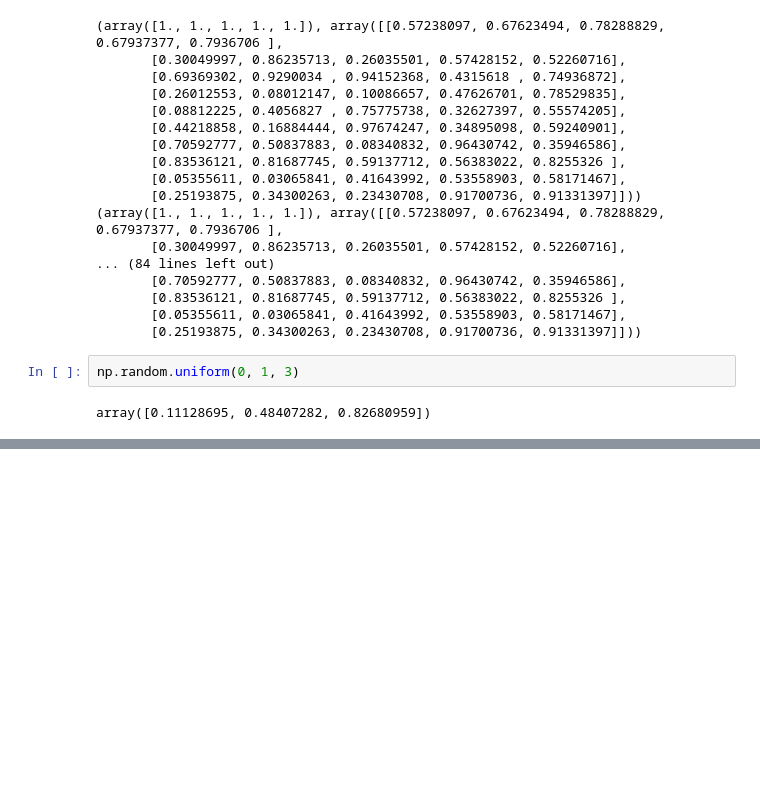
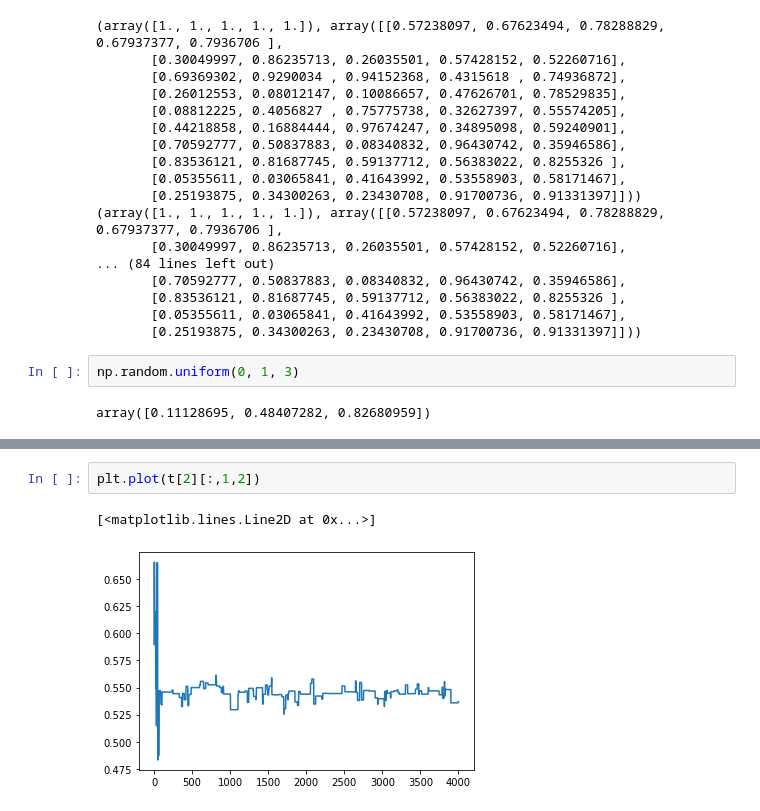
Before and after one commit to AlexanderFengler/nn_likelihoods, a Jupyter notebook: doodle.ipynb, the cells around one changed output, grey strips where cells are left out. Cells and saved outputs as stored; diff of their text form; blank space fills up the shorter version.

```diff
--- a/doodle.ipynb
+++ b/doodle.ipynb
@@ -303,0 +353,5 @@ array([1, 2, 3])
+# %%
+plt.plot(t[2][:,1,2])
+# %% [output]
+[<matplotlib.lines.Line2D at 0x...>]
+[figure, added]
```
Also changed, not shown: parts of 59 cells of this notebook, 1 other file.
